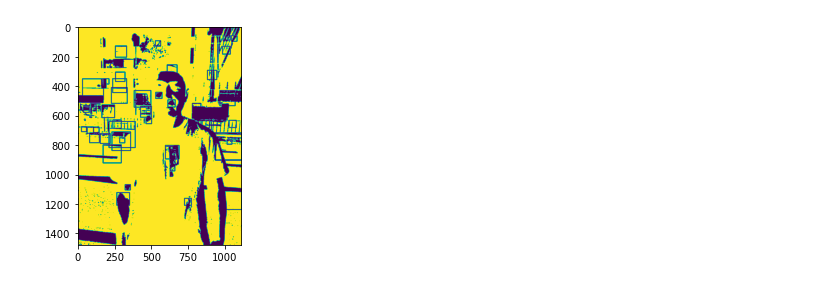
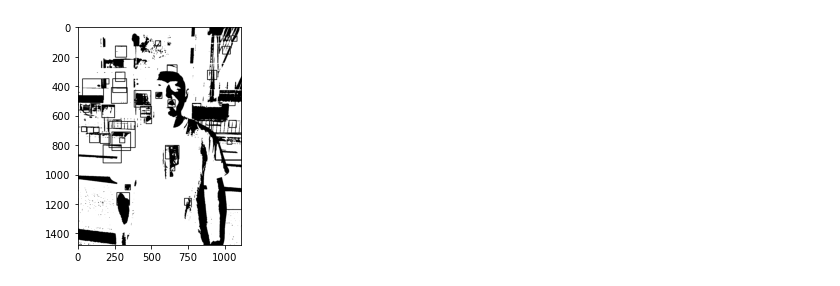
Before and after one commit to osyun0101/python_sample, a Jupyter notebook: Untitled11.ipynb, the cells around one changed output. Saved outputs shown, nothing was run; the diff lists cells and outputs as text; code cells hidden in the pictures.

```diff
--- a/Untitled11.ipynb
+++ b/Untitled11.ipynb
@@ -1,22 +1,22 @@
 # %%
 import cv2
 import matplotlib.pyplot as plt
 
 kanzi = cv2.imread("kanzi.jpg")
 kanzi = cv2.cvtColor(kanzi, cv2.COLOR_BGR2GRAY)
 
 im = cv2.GaussianBlur(kanzi,  (7,7),0)
 im = cv2.threshold(im, 140, 255,cv2.THRESH_BINARY_INV)[1]
 
 cnts= cv2.findContours(im, cv2.RETR_LIST, cv2.CHAIN_APPROX_SIMPLE)[1]
 
 for pt in cnts:
     x,y,w,h = cv2.boundingRect(pt)
     if w < 30 or w >300: continue
     cv2.rectangle(im, (x,y),(x+w,y+w),(0,0,255), 3)
 
 
-plt.imshow(im)
+plt.imshow(im, cmap="gray")
 plt.show()
 # %% [output]
-[figure, old version]
+[figure, new version]
```
